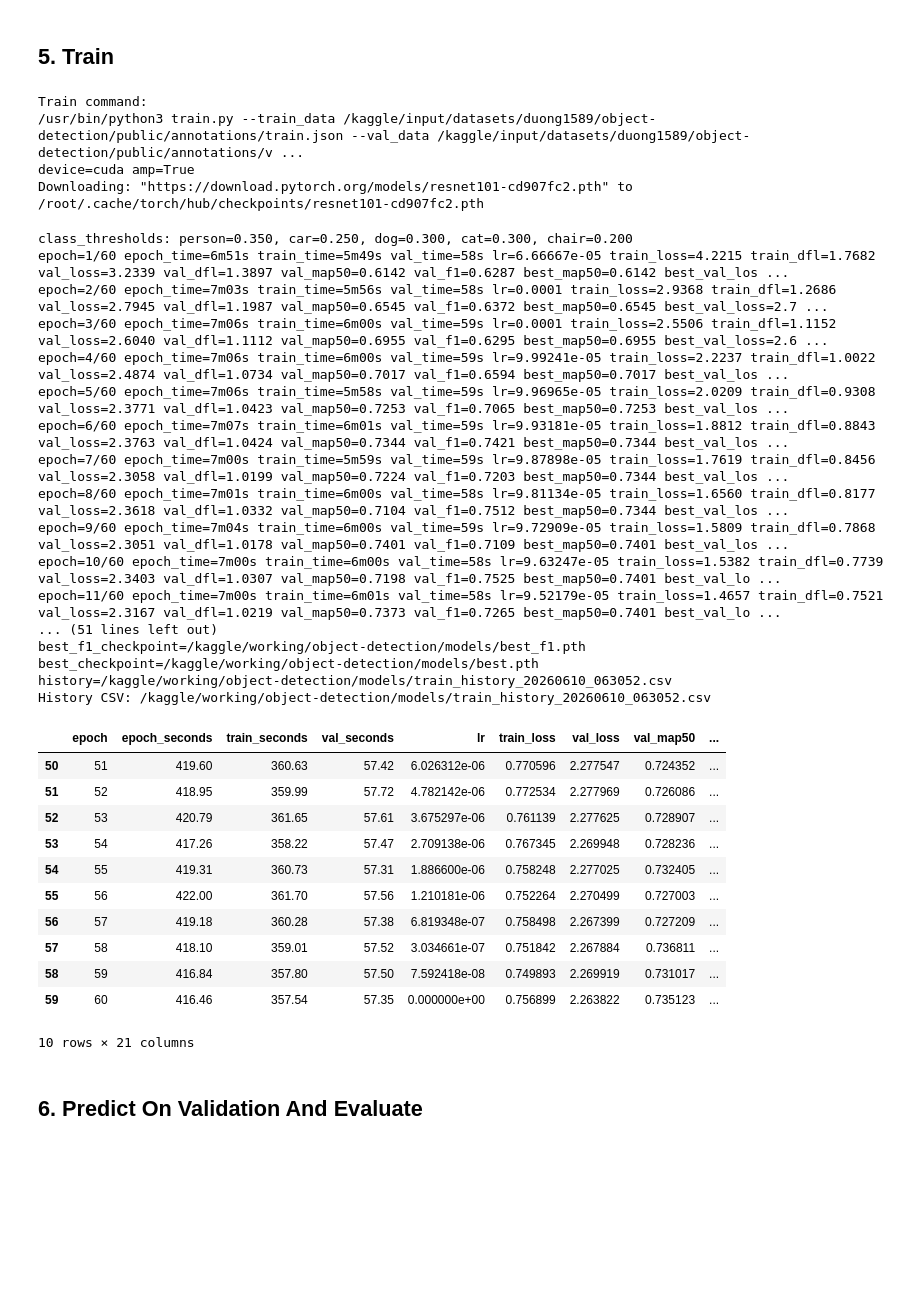
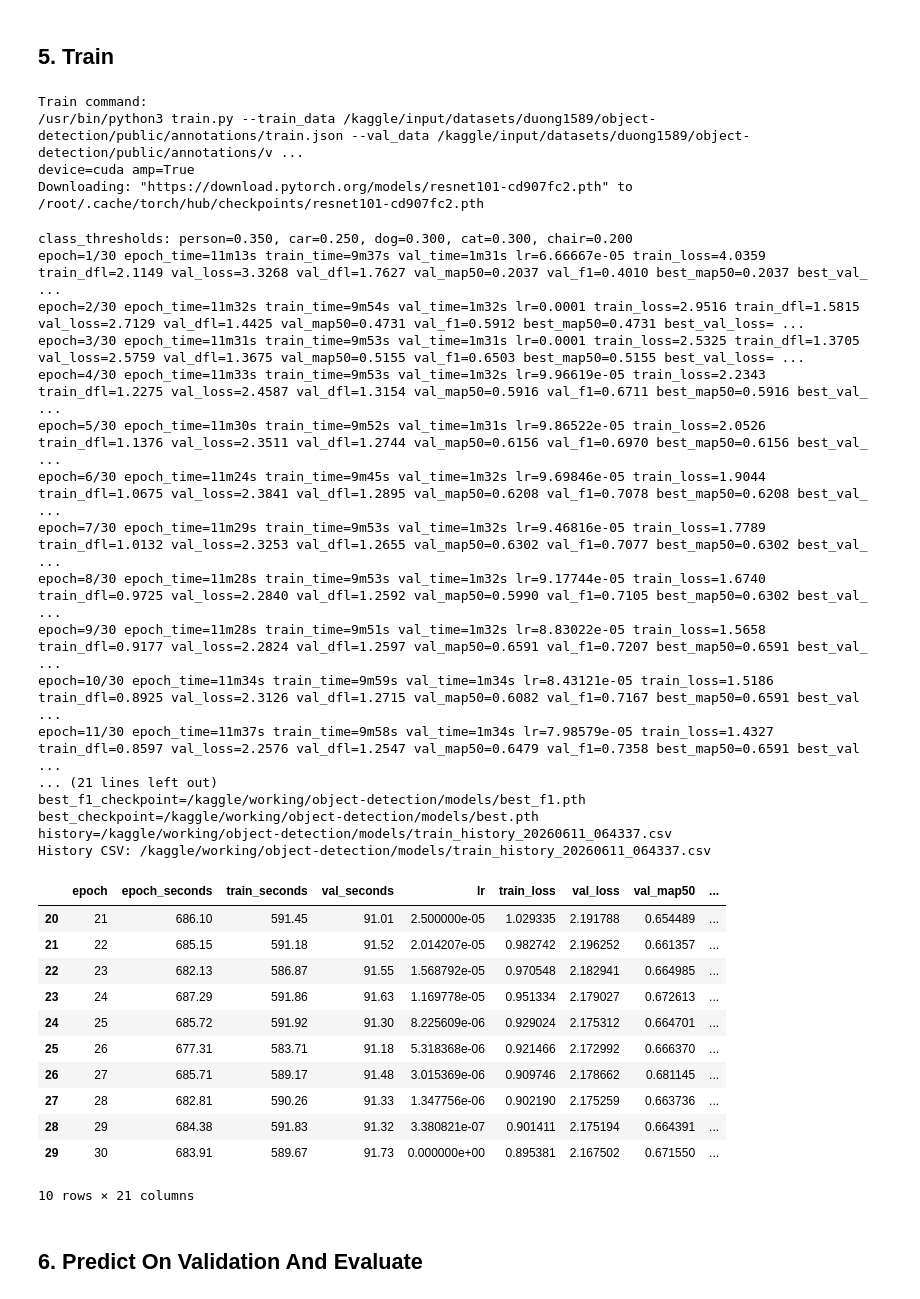
Before and after one commit to HoangDuonng1359/object-detection, a Jupyter notebook: object-detection-yolo-lite.ipynb, the cells around one changed output. Saved outputs shown, nothing was run; the diff lists cells and outputs as text; code cells hidden in the pictures; blank space fills up the shorter version.

Commit message:
yolov8

```diff
--- a/object-detection-yolo-lite.ipynb
+++ b/object-detection-yolo-lite.ipynb
@@ -8,8 +8,8 @@ from pathlib import Path
 REPO_URL = "https://github.com/HoangDuonng1359/object-detection"
 PROJECT_DIR = Path("/kaggle/working/object-detection")
 
-IMAGE_SIZE = 512
-EPOCHS = 60
+IMAGE_SIZE = 640
+EPOCHS = 30
 BATCH_SIZE = 16
 NUM_WORKERS = 2
 LR = 1e-4
@@ -17,12 +17,13 @@ WEIGHT_DECAY = 1e-4
 REG_MAX = 16
 SMALL_OBJECT_MAX_SIDE = 96.0
 MEDIUM_OBJECT_MAX_SIDE = 224.0
-TAL_TOPK = 10
-TAL_ALPHA = 1.0
-TAL_BETA = 6.0
+TAL_TOPK = 5
+TAL_ALPHA = 0.5
+TAL_BETA = 4.0
 USE_AMP = True
 DISABLE_TQDM = True
-BACKBONE_NAME = "resnet101"  # "resnet50" or "resnet101"
+BACKBONE_NAME = "resnet50"  # "resnet50", "resnet101", "yolov8n", "yolov8s", or "yolov8m"
+NECK_NAME = "yolov8_pan"  # "yolov8_pan" or "bifpn"
 USE_PRETRAINED_BACKBONE = True
 FREEZE_BACKBONE_STEM = False
 OVERSAMPLE_CLASSES = ["chair"]
@@ -184,6 +185,7 @@ train_cmd = [
     "--tal_alpha", str(TAL_ALPHA),
     "--tal_beta", str(TAL_BETA),
     "--backbone", BACKBONE_NAME,
+    "--neck", NECK_NAME,
     "--conf_threshold", str(CONF_THRESHOLD),
     "--class_thresholds", CLASS_THRESHOLDS_TEXT,
     "--nms_threshold", str(NMS_THRESHOLD),
@@ -206,57 +208,57 @@ if MAX_VAL_BATCHES > 0:
 
 print("Train command:")
 print(" ".join(train_cmd))
 subprocess.run(train_cmd, check=True)
 
 history_files = sorted((PROJECT_DIR / "models").glob("train_history_*.csv"), key=lambda item: item.stat().st_mtime)
 if history_files:
     HISTORY_CSV = history_files[-1]
     history_df = pd.read_csv(HISTORY_CSV)
     print("History CSV:", HISTORY_CSV)
     display_columns = [
         "epoch", "epoch_seconds", "train_seconds", "val_seconds", "lr",
         "train_loss", "val_loss", "val_map50", "val_micro_f1", "val_macro_f1",
         "best_map50", "best_val_loss", "best_micro_f1",
         "train_box_loss", "train_dfl_loss", "train_objectness_loss", "train_class_loss",
         "val_box_loss", "val_dfl_loss", "val_objectness_loss", "val_class_loss",
     ]
     display(history_df[[col for col in display_columns if col in history_df.columns]].tail(10))
 else:
     HISTORY_CSV = None
     print("No train history CSV found.")
 # %% [output]
 Train command:
 /usr/bin/python3 train.py --train_data /kaggle/input/datasets/duong1589/object-detection/public/annotations/train.json --val_data /kaggle/input/datasets/duong1589/object-detection/public/annotations/v ...
 device=cuda amp=True
 Downloading: "https://download.pytorch.org/models/resnet101-cd907fc2.pth" to /root/.cache/torch/hub/checkpoints/resnet101-cd907fc2.pth
 class_thresholds: person=0.350, car=0.250, dog=0.300, cat=0.300, chair=0.200
-epoch=1/60 epoch_time=6m51s train_time=5m49s val_time=58s lr=6.66667e-05 train_loss=4.2215 train_dfl=1.7682 val_loss=3.2339 val_dfl=1.3897 val_map50=0.6142 val_f1=0.6287 best_map50=0.6142 best_val_los ...
-epoch=2/60 epoch_time=7m03s train_time=5m56s val_time=58s lr=0.0001 train_loss=2.9368 train_dfl=1.2686 val_loss=2.7945 val_dfl=1.1987 val_map50=0.6545 val_f1=0.6372 best_map50=0.6545 best_val_loss=2.7 ...
-epoch=3/60 epoch_time=7m06s train_time=6m00s val_time=59s lr=0.0001 train_loss=2.5506 train_dfl=1.1152 val_loss=2.6040 val_dfl=1.1112 val_map50=0.6955 val_f1=0.6295 best_map50=0.6955 best_val_loss=2.6 ...
-epoch=4/60 epoch_time=7m06s train_time=6m00s val_time=59s lr=9.99241e-05 train_loss=2.2237 train_dfl=1.0022 val_loss=2.4874 val_dfl=1.0734 val_map50=0.7017 val_f1=0.6594 best_map50=0.7017 best_val_los ...
-epoch=5/60 epoch_time=7m06s train_time=5m58s val_time=59s lr=9.96965e-05 train_loss=2.0209 train_dfl=0.9308 val_loss=2.3771 val_dfl=1.0423 val_map50=0.7253 val_f1=0.7065 best_map50=0.7253 best_val_los ...
-epoch=6/60 epoch_time=7m07s train_time=6m01s val_time=59s lr=9.93181e-05 train_loss=1.8812 train_dfl=0.8843 val_loss=2.3763 val_dfl=1.0424 val_map50=0.7344 val_f1=0.7421 best_map50=0.7344 best_val_los ...
-epoch=7/60 epoch_time=7m00s train_time=5m59s val_time=59s lr=9.87898e-05 train_loss=1.7619 train_dfl=0.8456 val_loss=2.3058 val_dfl=1.0199 val_map50=0.7224 val_f1=0.7203 best_map50=0.7344 best_val_los ...
-epoch=8/60 epoch_time=7m01s train_time=6m00s val_time=58s lr=9.81134e-05 train_loss=1.6560 train_dfl=0.8177 val_loss=2.3618 val_dfl=1.0332 val_map50=0.7104 val_f1=0.7512 best_map50=0.7344 best_val_los ...
-epoch=9/60 epoch_time=7m04s train_time=6m00s val_time=59s lr=9.72909e-05 train_loss=1.5809 train_dfl=0.7868 val_loss=2.3051 val_dfl=1.0178 val_map50=0.7401 val_f1=0.7109 best_map50=0.7401 best_val_los ...
-epoch=10/60 epoch_time=7m00s train_time=6m00s val_time=58s lr=9.63247e-05 train_loss=1.5382 train_dfl=0.7739 val_loss=2.3403 val_dfl=1.0307 val_map50=0.7198 val_f1=0.7525 best_map50=0.7401 best_val_lo ...
-epoch=11/60 epoch_time=7m00s train_time=6m01s val_time=58s lr=9.52179e-05 train_loss=1.4657 train_dfl=0.7521 val_loss=2.3167 val_dfl=1.0219 val_map50=0.7373 val_f1=0.7265 best_map50=0.7401 best_val_lo ...
-... (51 lines left out)
+epoch=1/30 epoch_time=11m13s train_time=9m37s val_time=1m31s lr=6.66667e-05 train_loss=4.0359 train_dfl=2.1149 val_loss=3.3268 val_dfl=1.7627 val_map50=0.2037 val_f1=0.4010 best_map50=0.2037 best_val_ ...
+epoch=2/30 epoch_time=11m32s train_time=9m54s val_time=1m32s lr=0.0001 train_loss=2.9516 train_dfl=1.5815 val_loss=2.7129 val_dfl=1.4425 val_map50=0.4731 val_f1=0.5912 best_map50=0.4731 best_val_loss= ...
+epoch=3/30 epoch_time=11m31s train_time=9m53s val_time=1m31s lr=0.0001 train_loss=2.5325 train_dfl=1.3705 val_loss=2.5759 val_dfl=1.3675 val_map50=0.5155 val_f1=0.6503 best_map50=0.5155 best_val_loss= ...
+epoch=4/30 epoch_time=11m33s train_time=9m53s val_time=1m32s lr=9.96619e-05 train_loss=2.2343 train_dfl=1.2275 val_loss=2.4587 val_dfl=1.3154 val_map50=0.5916 val_f1=0.6711 best_map50=0.5916 best_val_ ...
+epoch=5/30 epoch_time=11m30s train_time=9m52s val_time=1m31s lr=9.86522e-05 train_loss=2.0526 train_dfl=1.1376 val_loss=2.3511 val_dfl=1.2744 val_map50=0.6156 val_f1=0.6970 best_map50=0.6156 best_val_ ...
+epoch=6/30 epoch_time=11m24s train_time=9m45s val_time=1m32s lr=9.69846e-05 train_loss=1.9044 train_dfl=1.0675 val_loss=2.3841 val_dfl=1.2895 val_map50=0.6208 val_f1=0.7078 best_map50=0.6208 best_val_ ...
+epoch=7/30 epoch_time=11m29s train_time=9m53s val_time=1m32s lr=9.46816e-05 train_loss=1.7789 train_dfl=1.0132 val_loss=2.3253 val_dfl=1.2655 val_map50=0.6302 val_f1=0.7077 best_map50=0.6302 best_val_ ...
+epoch=8/30 epoch_time=11m28s train_time=9m53s val_time=1m32s lr=9.17744e-05 train_loss=1.6740 train_dfl=0.9725 val_loss=2.2840 val_dfl=1.2592 val_map50=0.5990 val_f1=0.7105 best_map50=0.6302 best_val_ ...
+epoch=9/30 epoch_time=11m28s train_time=9m51s val_time=1m32s lr=8.83022e-05 train_loss=1.5658 train_dfl=0.9177 val_loss=2.2824 val_dfl=1.2597 val_map50=0.6591 val_f1=0.7207 best_map50=0.6591 best_val_ ...
+epoch=10/30 epoch_time=11m34s train_time=9m59s val_time=1m34s lr=8.43121e-05 train_loss=1.5186 train_dfl=0.8925 val_loss=2.3126 val_dfl=1.2715 val_map50=0.6082 val_f1=0.7167 best_map50=0.6591 best_val ...
+epoch=11/30 epoch_time=11m37s train_time=9m58s val_time=1m34s lr=7.98579e-05 train_loss=1.4327 train_dfl=0.8597 val_loss=2.2576 val_dfl=1.2547 val_map50=0.6479 val_f1=0.7358 best_map50=0.6591 best_val ...
+... (21 lines left out)
 best_f1_checkpoint=/kaggle/working/object-detection/models/best_f1.pth
 best_checkpoint=/kaggle/working/object-detection/models/best.pth
-history=/kaggle/working/object-detection/models/train_history_20260610_063052.csv
-History CSV: /kaggle/working/object-detection/models/train_history_20260610_063052.csv
+history=/kaggle/working/object-detection/models/train_history_20260611_064337.csv
+History CSV: /kaggle/working/object-detection/models/train_history_20260611_064337.csv
 |  | epoch | epoch_seconds | train_seconds | val_seconds | lr | train_loss | val_loss | val_map50 | ... |
-| 50 | 51 | 419.60 | 360.63 | 57.42 | 6.026312e-06 | 0.770596 | 2.277547 | 0.724352 | ... |
-| 51 | 52 | 418.95 | 359.99 | 57.72 | 4.782142e-06 | 0.772534 | 2.277969 | 0.726086 | ... |
-| 52 | 53 | 420.79 | 361.65 | 57.61 | 3.675297e-06 | 0.761139 | 2.277625 | 0.728907 | ... |
-| 53 | 54 | 417.26 | 358.22 | 57.47 | 2.709138e-06 | 0.767345 | 2.269948 | 0.728236 | ... |
-| 54 | 55 | 419.31 | 360.73 | 57.31 | 1.886600e-06 | 0.758248 | 2.277025 | 0.732405 | ... |
-| 55 | 56 | 422.00 | 361.70 | 57.56 | 1.210181e-06 | 0.752264 | 2.270499 | 0.727003 | ... |
-| 56 | 57 | 419.18 | 360.28 | 57.38 | 6.819348e-07 | 0.758498 | 2.267399 | 0.727209 | ... |
-| 57 | 58 | 418.10 | 359.01 | 57.52 | 3.034661e-07 | 0.751842 | 2.267884 | 0.736811 | ... |
-| 58 | 59 | 416.84 | 357.80 | 57.50 | 7.592418e-08 | 0.749893 | 2.269919 | 0.731017 | ... |
-| 59 | 60 | 416.46 | 357.54 | 57.35 | 0.000000e+00 | 0.756899 | 2.263822 | 0.735123 | ... |
+| 20 | 21 | 686.10 | 591.45 | 91.01 | 2.500000e-05 | 1.029335 | 2.191788 | 0.654489 | ... |
+| 21 | 22 | 685.15 | 591.18 | 91.52 | 2.014207e-05 | 0.982742 | 2.196252 | 0.661357 | ... |
+| 22 | 23 | 682.13 | 586.87 | 91.55 | 1.568792e-05 | 0.970548 | 2.182941 | 0.664985 | ... |
+| 23 | 24 | 687.29 | 591.86 | 91.63 | 1.169778e-05 | 0.951334 | 2.179027 | 0.672613 | ... |
+| 24 | 25 | 685.72 | 591.92 | 91.30 | 8.225609e-06 | 0.929024 | 2.175312 | 0.664701 | ... |
+| 25 | 26 | 677.31 | 583.71 | 91.18 | 5.318368e-06 | 0.921466 | 2.172992 | 0.666370 | ... |
+| 26 | 27 | 685.71 | 589.17 | 91.48 | 3.015369e-06 | 0.909746 | 2.178662 | 0.681145 | ... |
+| 27 | 28 | 682.81 | 590.26 | 91.33 | 1.347756e-06 | 0.902190 | 2.175259 | 0.663736 | ... |
+| 28 | 29 | 684.38 | 591.83 | 91.32 | 3.380821e-07 | 0.901411 | 2.175194 | 0.664391 | ... |
+| 29 | 30 | 683.91 | 589.67 | 91.73 | 0.000000e+00 | 0.895381 | 2.167502 | 0.671550 | ... |
 10 rows × 21 columns
 # %% [markdown]
 ## 6. Predict On Validation And Evaluate
```
Also changed, not shown: parts of 5 cells of this notebook, 9 other files.
